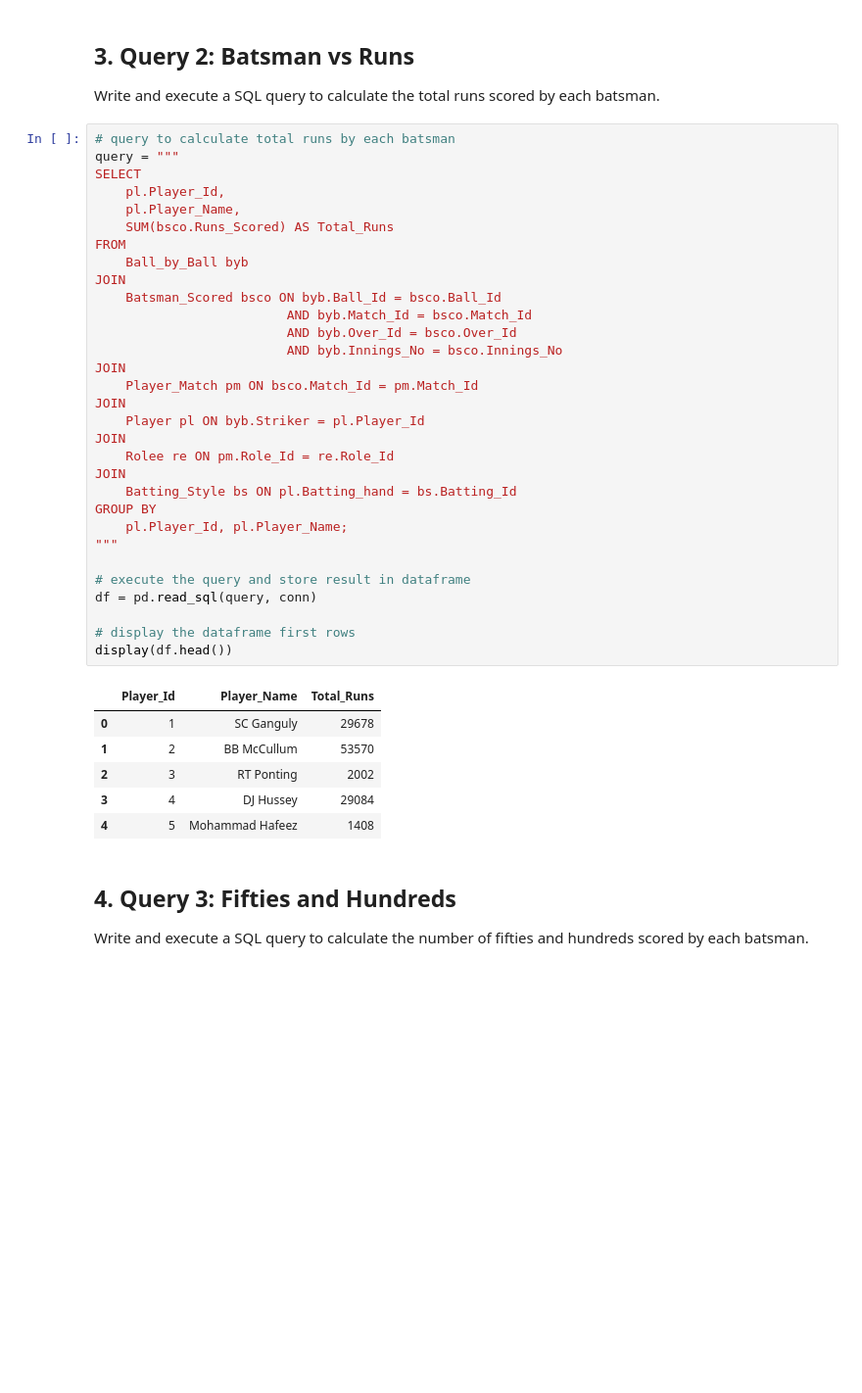
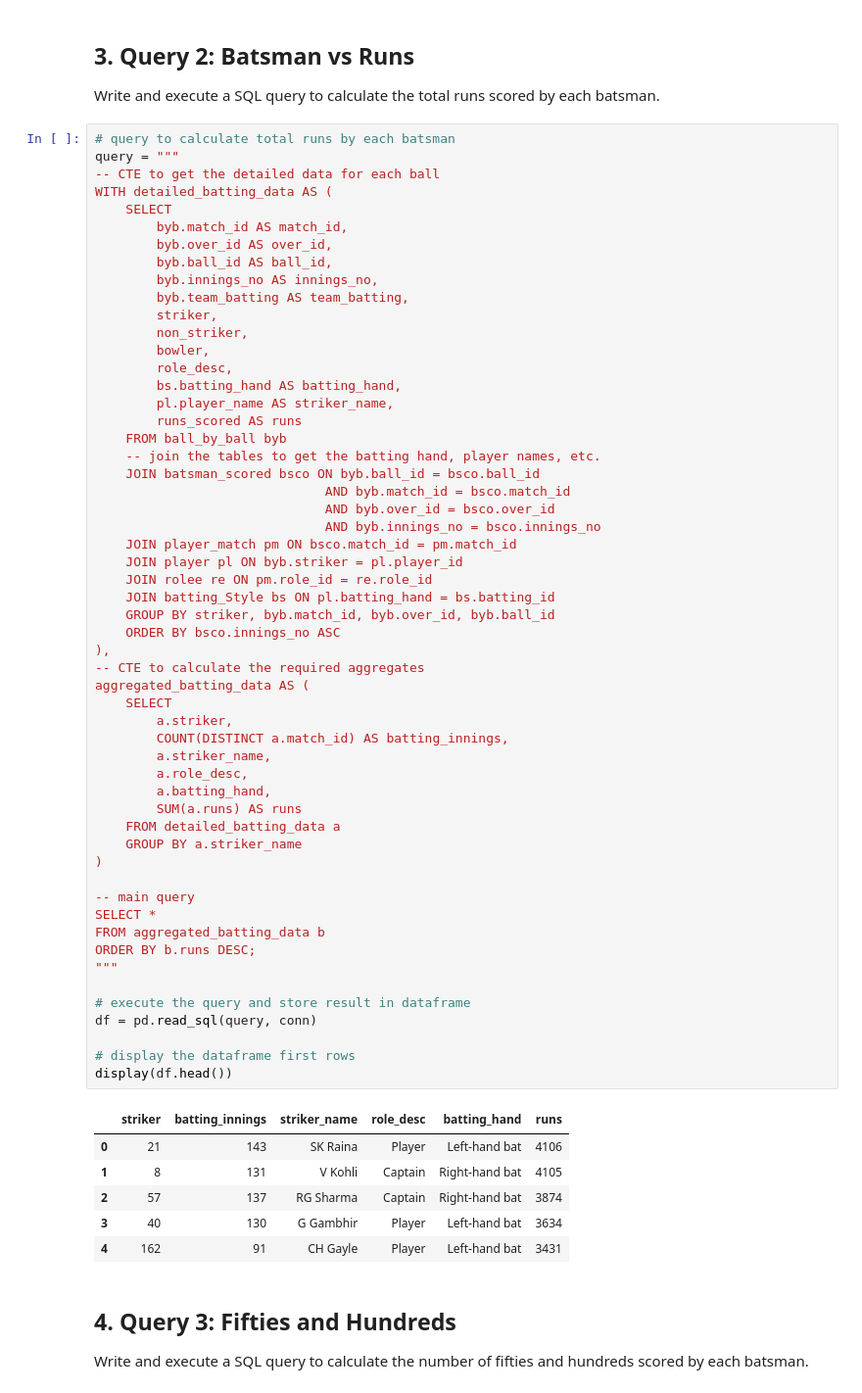
Before and after one commit to Somerillo/DI-Bootcamp, a Jupyter notebook: week9/day5/daily_challenge/Approach_to_Complex_SQLquery_Building_in_Kaggle.ipynb, the cells around one changed output. Shown: that part at 98% size. Saved outputs shown, nothing was run; the diff lists cells and outputs as text; blank space fills up the shorter version.

```diff
--- a/week9/day5/daily_challenge/Approach_to_Complex_SQLquery_Building_in_Kaggle.ipynb
+++ b/week9/day5/daily_challenge/Approach_to_Complex_SQLquery_Building_in_Kaggle.ipynb
@@ -127,41 +127,65 @@ Write and execute a SQL query to calculate the total runs scored by each batsman
 # %%
 # query to calculate total runs by each batsman
 query = """
-SELECT
-    pl.Player_Id,
-    pl.Player_Name,
-    SUM(bsco.Runs_Scored) AS Total_Runs
-FROM
-    Ball_by_Ball byb
-JOIN
-    Batsman_Scored bsco ON byb.Ball_Id = bsco.Ball_Id
-                         AND byb.Match_Id = bsco.Match_Id
-                         AND byb.Over_Id = bsco.Over_Id
-                         AND byb.Innings_No = bsco.Innings_No
-JOIN
-    Player_Match pm ON bsco.Match_Id = pm.Match_Id
-JOIN
-    Player pl ON byb.Striker = pl.Player_Id
-JOIN
-    Rolee re ON pm.Role_Id = re.Role_Id
-JOIN
-    Batting_Style bs ON pl.Batting_hand = bs.Batting_Id
-GROUP BY
-    pl.Player_Id, pl.Player_Name;
+-- CTE to get the detailed data for each ball
+WITH detailed_batting_data AS (
+    SELECT
+        byb.match_id AS match_id,
+        byb.over_id AS over_id,
+        byb.ball_id AS ball_id,
+        byb.innings_no AS innings_no,
+        byb.team_batting AS team_batting,
+        striker,
+        non_striker,
+        bowler,
+        role_desc,
+        bs.batting_hand AS batting_hand,
+        pl.player_name AS striker_name,
+        runs_scored AS runs
+    FROM ball_by_ball byb
+    -- join the tables to get the batting hand, player names, etc.
+    JOIN batsman_scored bsco ON byb.ball_id = bsco.ball_id
+                              AND byb.match_id = bsco.match_id
+                              AND byb.over_id = bsco.over_id
+                              AND byb.innings_no = bsco.innings_no
+    JOIN player_match pm ON bsco.match_id = pm.match_id
+    JOIN player pl ON byb.striker = pl.player_id
+    JOIN rolee re ON pm.role_id = re.role_id
+    JOIN batting_Style bs ON pl.batting_hand = bs.batting_id
+    GROUP BY striker, byb.match_id, byb.over_id, byb.ball_id
+    ORDER BY bsco.innings_no ASC
+),
+-- CTE to calculate the required aggregates
+aggregated_batting_data AS (
+    SELECT
+        a.striker,
+        COUNT(DISTINCT a.match_id) AS batting_innings,
+        a.striker_name,
+        a.role_desc,
+        a.batting_hand,
+        SUM(a.runs) AS runs
+    FROM detailed_batting_data a
+    GROUP BY a.striker_name
+)
+
+-- main query
+SELECT *
+FROM aggregated_batting_data b
+ORDER BY b.runs DESC;
 """
 
 # execute the query and store result in dataframe
 df = pd.read_sql(query, conn)
 
 # display the dataframe first rows
 display(df.head())
 # %% [output]
-|  | Player_Id | Player_Name | Total_Runs |
-| 0 | 1 | SC Ganguly | 29678 |
-| 1 | 2 | BB McCullum | 53570 |
-| 2 | 3 | RT Ponting | 2002 |
-| 3 | 4 | DJ Hussey | 29084 |
-| 4 | 5 | Mohammad Hafeez | 1408 |
+|  | striker | batting_innings | striker_name | role_desc | batting_hand | runs |
+| 0 | 21 | 143 | SK Raina | Player | Left-hand bat | 4106 |
+| 1 | 8 | 131 | V Kohli | Captain | Right-hand bat | 4105 |
+| 2 | 57 | 137 | RG Sharma | Captain | Right-hand bat | 3874 |
+| 3 | 40 | 130 | G Gambhir | Player | Left-hand bat | 3634 |
+| 4 | 162 | 91 | CH Gayle | Player | Left-hand bat | 3431 |
 # %% [markdown]
 ## 4. Query 3: Fifties and Hundreds
 
```
Also changed, not shown: parts of 5 cells of this notebook.
